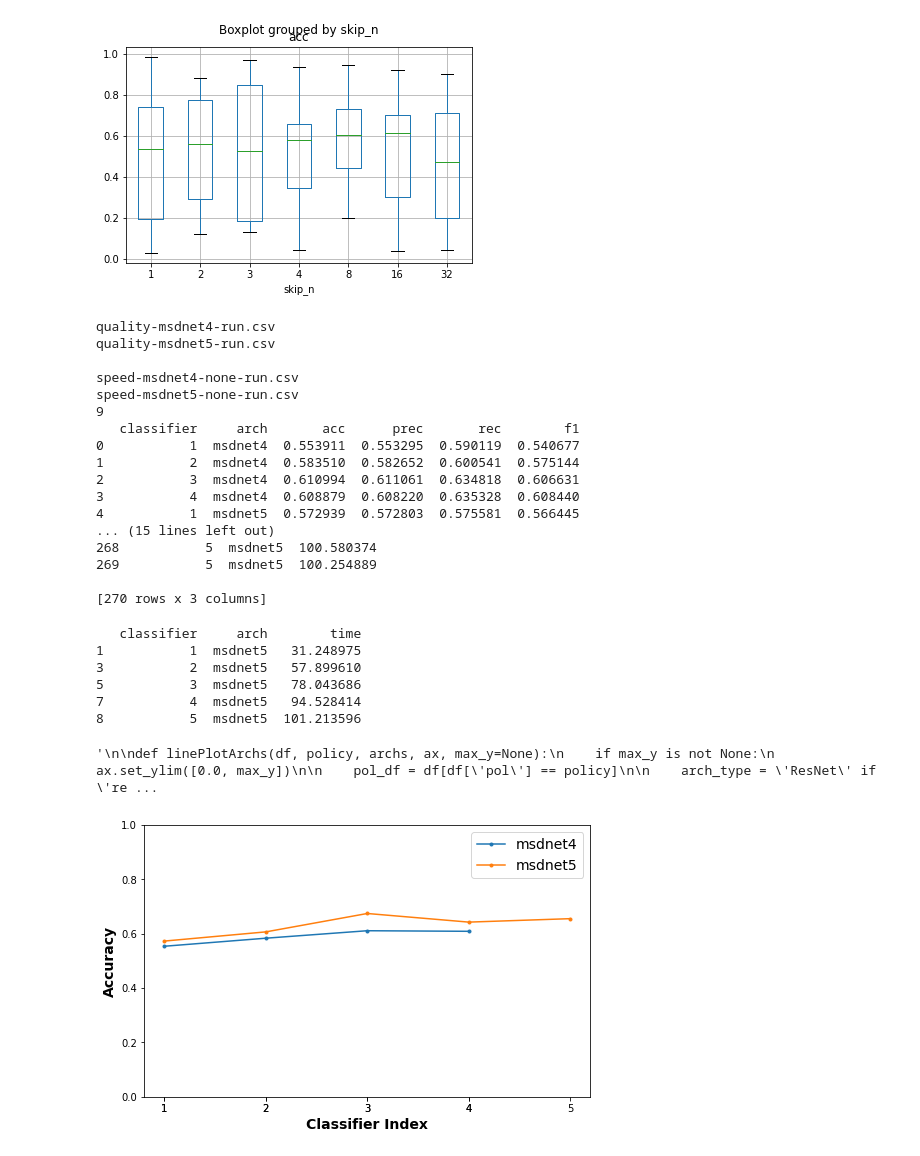
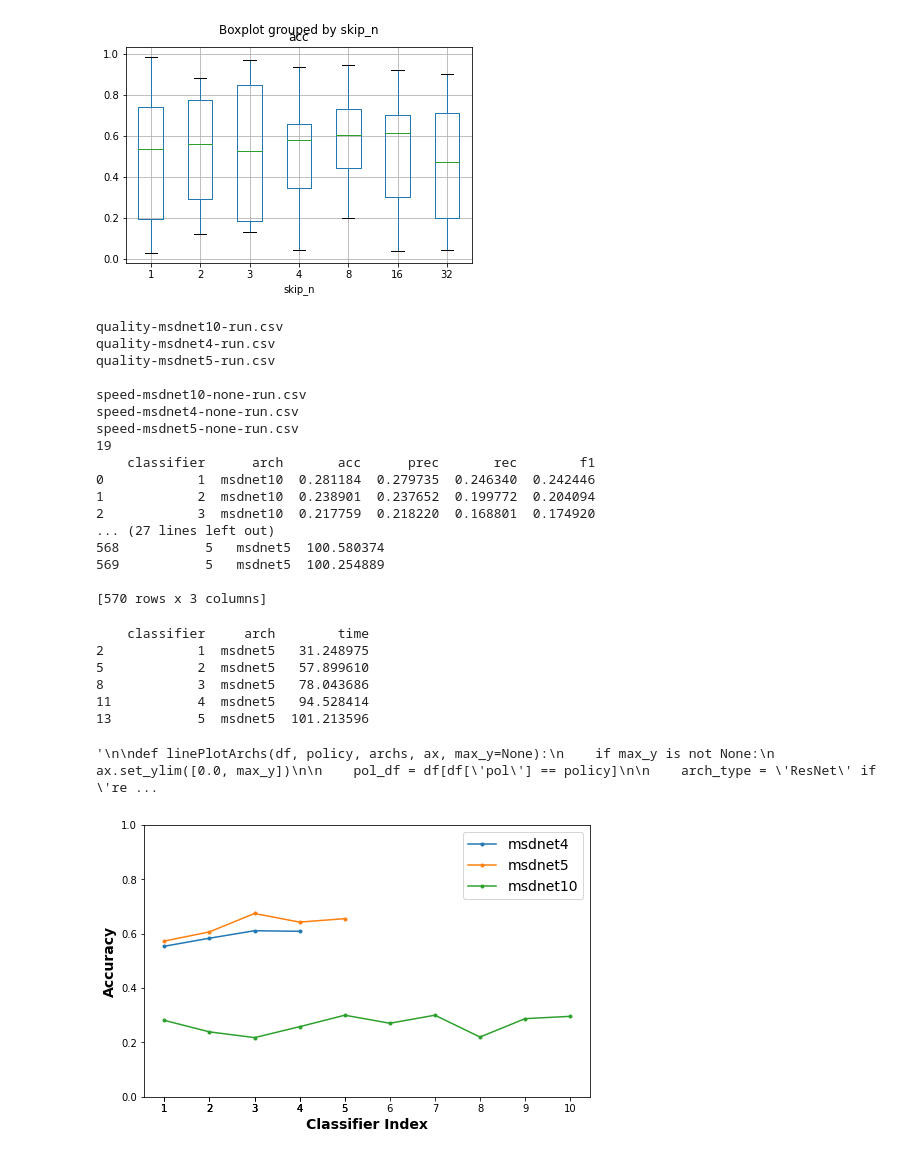
Before and after one commit to a-luengen/anytimeDnn, a Jupyter notebook: reports/benchmark_data_test.ipynb, the cells around one changed output. Cells and saved outputs as stored; diff of their text form; code cells hidden in the pictures.

```diff
--- a/reports/benchmark_data_test.ipynb
+++ b/reports/benchmark_data_test.ipynb
@@ -247,6 +247,6 @@ grouped_df[grouped_df['pol'] == 'none']
 # %%
 
-tr_archs = r_archs + ['resnet101']
+tr_archs = r_archs
 
 font = dict()
 font['fontsize'] = 14
@@ -275,7 +275,7 @@ axes[0].set_ylabel('CPU inference time [sec]', font)
 print(tr_archs)
 for i, pol in enumerate(r_pols):
     print(f'{i}, {pol}, {r_archs}')
-    linePlotArchs(grouped_df, pol, tr_archs, axes[i], 2.5)
+    linePlotArchs(grouped_df, pol, tr_archs, axes[i], 3.5)
 
 fig.tight_layout()
 plt.show()
@@ -399,7 +399,7 @@ Plot for pol2
 [figure]
 [figure]
 # %%
-msd_archs = ['msdnet4', 'msdnet5']
+msd_archs = ['msdnet4', 'msdnet5', 'msdnet10']
 msd_pol = ['none']
 
 reports_list = os.listdir()
@@ -422,35 +422,37 @@ print(q_df)
 print(len(s_df))
 print(s_df)
 # %% [output]
+quality-msdnet10-run.csv
 quality-msdnet4-run.csv
 quality-msdnet5-run.csv
 
+speed-msdnet10-none-run.csv
 speed-msdnet4-none-run.csv
 speed-msdnet5-none-run.csv
-9
-   classifier     arch       acc      prec       rec        f1
-0           1  msdnet4  0.553911  0.553295  0.590119  0.540677
-1           2  msdnet4  0.583510  0.582652  0.600541  0.575144
-2           3  msdnet4  0.610994  0.611061  0.634818  0.606631
-3           4  msdnet4  0.608879  0.608220  0.635328  0.608440
-4           1  msdnet5  0.572939  0.572803  0.575581  0.566445
-... (15 lines left out)
-268           5  msdnet5  100.580374
-269           5  msdnet5  100.254889
+19
+    classifier      arch       acc      prec       rec        f1
+0            1  msdnet10  0.281184  0.279735  0.246340  0.242446
+1            2  msdnet10  0.238901  0.237652  0.199772  0.204094
+2            3  msdnet10  0.217759  0.218220  0.168801  0.174920
+... (27 lines left out)
+568           5   msdnet5  100.580374
+569           5   msdnet5  100.254889
 
-[270 rows x 3 columns]
+[570 rows x 3 columns]
 # %%
 grouped_sdf = s_df.groupby(['classifier', 'arch'], as_index=False).agg({'time': 'mean'})
 
 
+print(grouped_sdf[grouped_sdf['arch'] == 'msdnet4'])
 print(grouped_sdf[grouped_sdf['arch'] == 'msdnet5'])
+print(grouped_sdf[grouped_sdf['arch'] == 'msdnet10'])
 # %% [output]
-   classifier     arch        time
-1           1  msdnet5   31.248975
-3           2  msdnet5   57.899610
-5           3  msdnet5   78.043686
-7           4  msdnet5   94.528414
-8           5  msdnet5  101.213596
+    classifier     arch        time
+2            1  msdnet5   31.248975
+5            2  msdnet5   57.899610
+8            3  msdnet5   78.043686
+11           4  msdnet5   94.528414
+13           5  msdnet5  101.213596
 # %%
 
 font = dict()
@@ -465,37 +467,39 @@ axes.set_ylim([0.0, 1.0])
 axes.set_xticks(grouped_qdf['classifier'])
 axes.set_xlabel('Classifier Index', font)
 
-plot_df = grouped_qdf[grouped_qdf['arch'] == 'msdnet4']
-axes.plot(plot_df.classifier, plot_df.acc, '.-', label='msdnet4')
-plot_df = grouped_qdf[grouped_qdf['arch'] == 'msdnet5']
-axes.plot(plot_df.classifier, plot_df.acc, '.-', label='msdnet5')
+def plotMSDNet(axes, df, name: str):
+    plot_df = df[df['arch'] == name]
+    axes.plot(plot_df.classifier, plot_df.acc, '.-', label=name)
 
+
+for arch in msd_archs:
+    plotMSDNet(axes, grouped_qdf, arch)
 
 axes.legend(fontsize=font['fontsize'])
 
 """
 
 def linePlotArchs(df, policy, archs, ax, max_y=None):
     if max_y is not None:
         ax.set_ylim([0.0, max_y])
 
     pol_df = df[df['pol'] == policy]
 
     arch_type = 'ResNet' if 'res' in archs[0] else 'DenseNet'
 
     ax.set_title(f'{arch_type} / {pol_trans[policy]}', font)
     for arch in archs:
         plot_df = pol_df[pol_df['arch'] == f'{arch}']
         plot_df = df[df['arch'] == arch][df['pol'] == "none"].append(plot_df)
         print(len(plot_df))
         ax.plot(plot_df.skip_n, plot_df.time,'.-', label=arch, axes=ax)
     ax.legend(fontsize=15)
     ax.set_xticks(plot_df['skip_n'])
     ax.set_xlabel('Skipped Layers [n]', font)
 
 fig, axes = plt.subplots(nrows=1, ncols=3, figsize=(20, 5))
 axes[0].set_ylabel('CPU inference time [sec]', font)
 """
 # %% [output]
 '\n\ndef linePlotArchs(df, policy, archs, ax, max_y=None):\n    if max_y is not None:\n        ax.set_ylim([0.0, max_y])\n\n    pol_df = df[df[\'pol\'] == policy]\n\n    arch_type = \'ResNet\' if \'re ...
-[figure, old version]
+[figure, new version]
```
Also changed, not shown: parts of 3 cells of this notebook.
